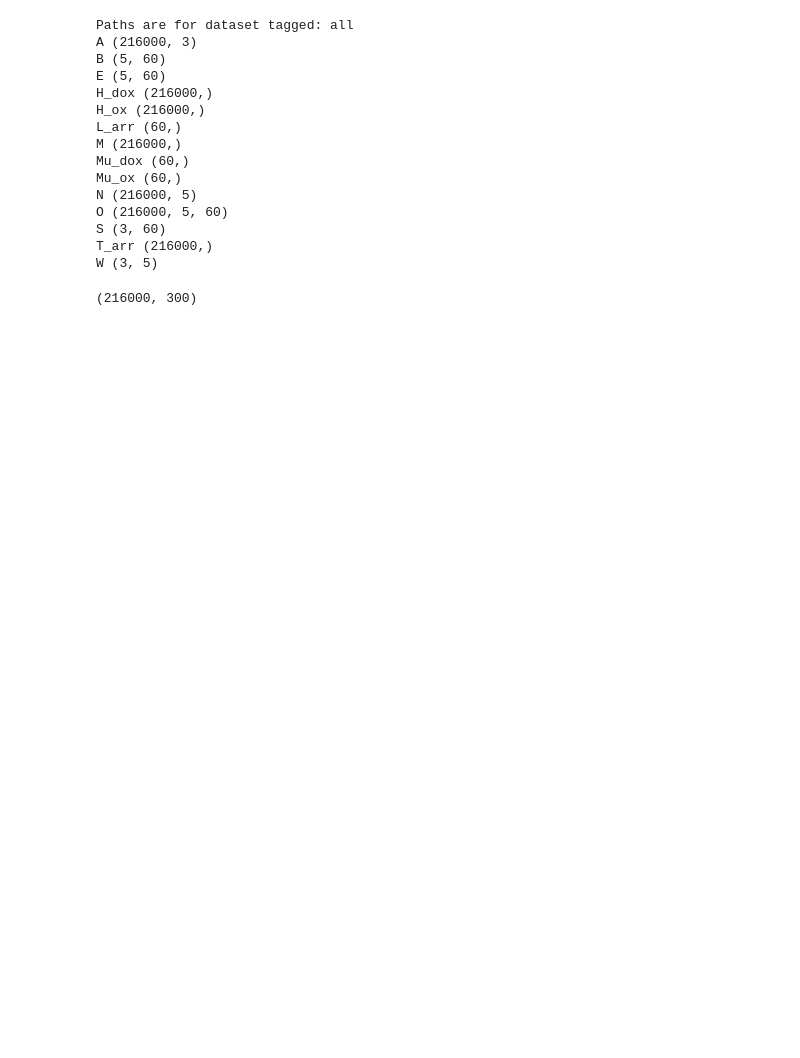
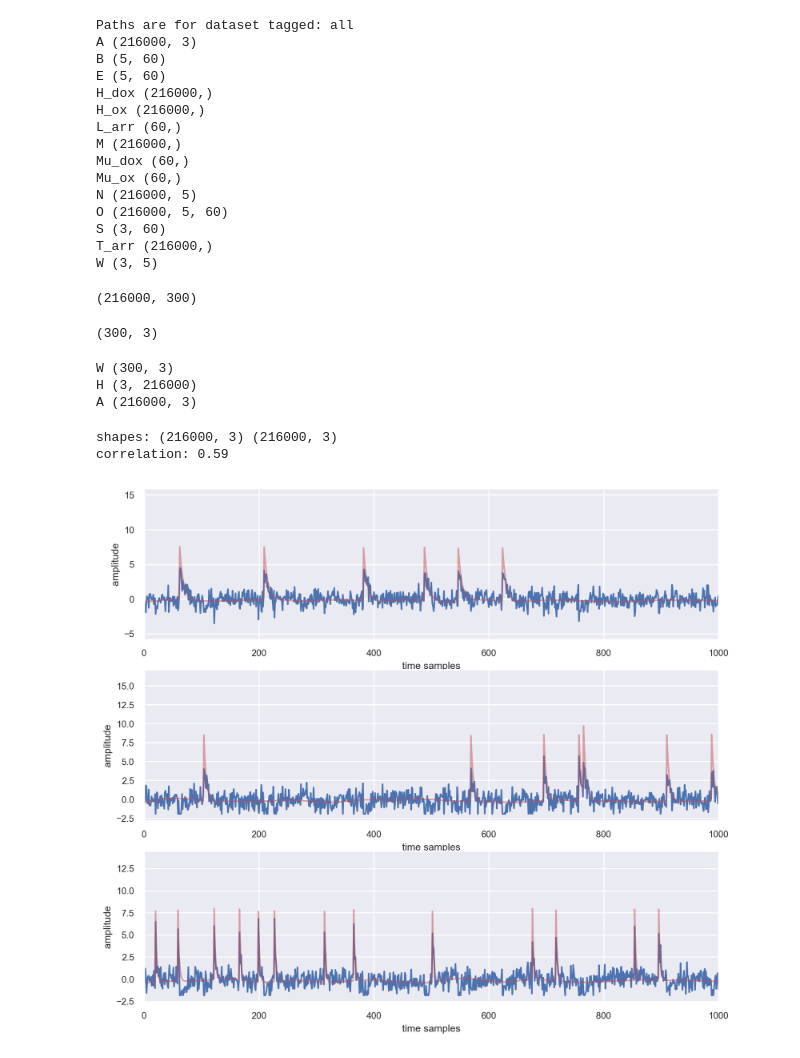
Before and after one commit to AllenInstitute/sourcesep, a Jupyter notebook: notebooks/11_nmf_tests.ipynb, the cells around one changed output. Cells and saved outputs as stored; diff of their text form; code cells hidden in the pictures; blank space fills up the shorter version.

```diff
--- a/notebooks/11_nmf_tests.ipynb
+++ b/notebooks/11_nmf_tests.ipynb
@@ -44 +53,5 @@ O.shape
+# %%
+M.shape
+# %% [output]
+(300, 3)
 # %%
@@ -52,6 +64,15 @@ model = NMF(n_components=3, init=None,
             verbose=0, shuffle=False)
 W = model.fit_transform(O.T)
 H = model.components_
+# %%
+# print shapes along with name of the variable
+print('W', W.shape)
+print('H', H.shape)
+print('A', A.shape)
+# %% [output]
+W (300, 3)
+H (3, 216000)
+A (216000, 3)
 # %%
 def df_over_f(x):
     mean_x = np.mean(x)
@@ -61,3 +82,22 @@ def standardize(x):
     mean_x = np.mean(x)
     std_x = np.std(x)
     return (x - mean_x)/std_x
+# %%
+from sourcesep.utils.compute import perm_avgabscorr
+
+print('shapes:', H.T.shape, A.shape)
+perm, corr = perm_avgabscorr(H.T, A)
+best_perm = perm[np.argmax(corr)]
+print(f'correlation: {np.max(corr):.2f}')
+
+# plot the first 3 components
+fig, ax = plt.subplots(3,1, figsize=(10,9))
+for i in range(3):
+    ax[i].plot(standardize(H[best_perm[i],:]),'b')
+    ax[i].plot(standardize(A[:,i]),alpha = 0.5,c='r')
+    ax[i].set(xlabel='time samples', ylabel='amplitude', xlim=(0, 1000))
+plt.show()
+# %% [output]
+shapes: (216000, 3) (216000, 3)
+correlation: 0.59
+[figure, added]
```
Also changed, not shown: parts of 8 cells of this notebook, 4 other files.
